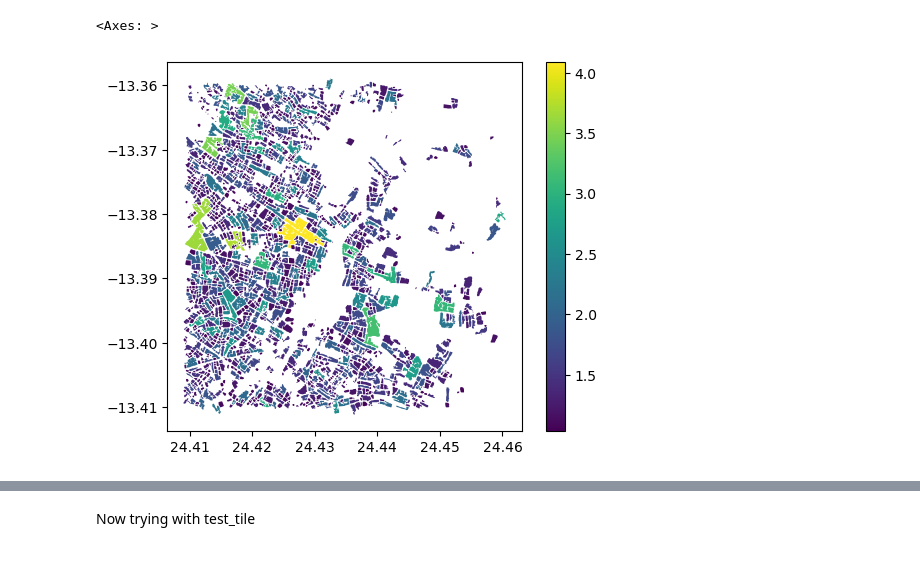
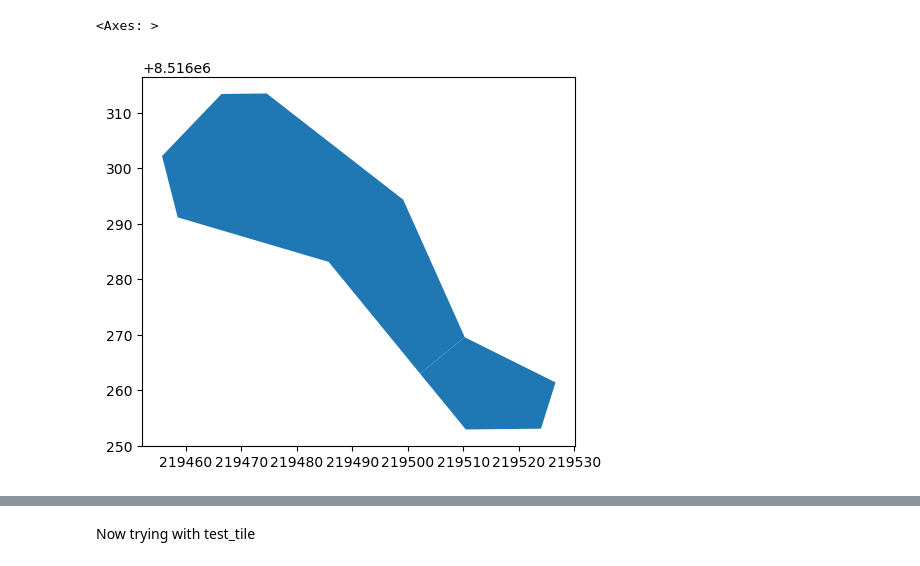
Before and after one commit to SYH-pixel/cropfield-polygonization, a Jupyter notebook: func/thinneck.ipynb, the cells around one changed output, grey strips where cells are left out. Drawn from its saved outputs; the diff is of its cells as text; code cells hidden in the pictures.

```diff
--- a/func/thinneck.ipynb
+++ b/func/thinneck.ipynb
@@ -13,5 +16,7 @@ os.chdir(r'c:\\Users\\solan\\OneDrive\\Desktop\\IntrotoPython\\FinalProj\\cropfi
 zambia_shp = gpd.read_parquet(r'zambia_2023_attributed.parquet')
 # %%
 # test_poly = tile_sampler(zambia_shp, 'tile_id', 'area_m2', 1000, None)
+test_tile = zambia_shp[zambia_shp['tile_id'] == 883180]
 
-test_tile = zambia_shp[zambia_shp['tile_id'] == 883180]
+# Look at the bottom 25% compactness, top 25% shape index, top 25% interior edge, top 25% fractal dim
+test_tile_filt = test_tile[(test_tile["compactness"] <= test_tile["compactness"].quantile(0.25)) & (test_tile["shape_index"] >= test_tile["shape_index"].quantile(0.75)) & (test_tile["interior_edge"] >= test_tile["interior_edge"].quantile(0.75)) & (test_tile["fractal_dim"] >= test_tile["fractal_dim"].quantile(0.75))]
@@ -51,0 +23,5 @@ max         0.408207     1.656264  883180.0    1978.000000  8.831800e+11
+# %%
+test_tile_filt = test_tile_filt.to_crs(32735)
+test_tile_filt.describe()
+
+print(test_tile_filt.crs)
@@ -52,8 +145,12 @@ max         0.408207     1.656264  883180.0    1978.000000  8.831800e+11
 # %%
-test_tile.plot(column="shape_index", cmap="viridis", legend=True)
+import geopandas as gpd
+
+fig, ax = plt.subplots()
+gpd.GeoSeries(test_tile_filt['cut_geom1'].head(1).dropna()).plot(ax = ax)
+gpd.GeoSeries(test_tile_filt['cut_geom2'].head(1).dropna()).plot(ax = ax)
 # %% [output]
 <Axes: >
-[figure, old version]
+[figure, new version]
 # %%
 from shapely.geometry import Point
 
```
Also changed, not shown: parts of 36 cells of this notebook, 1 other file.
